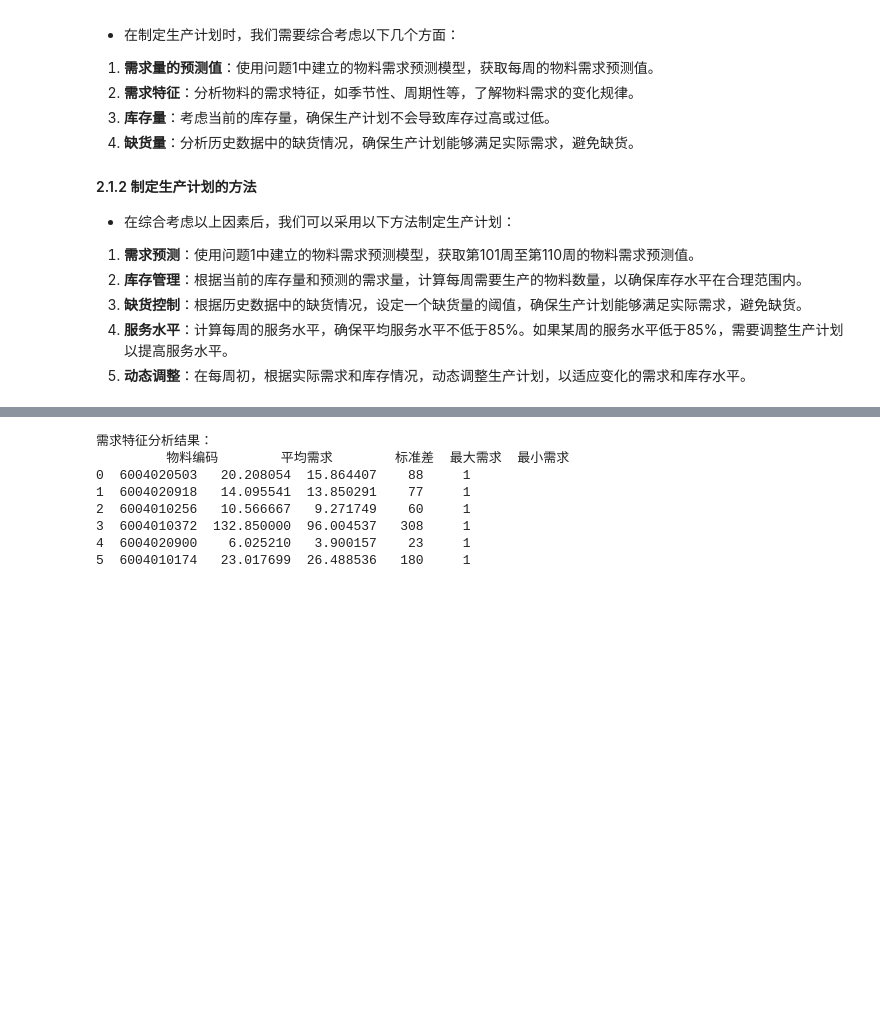
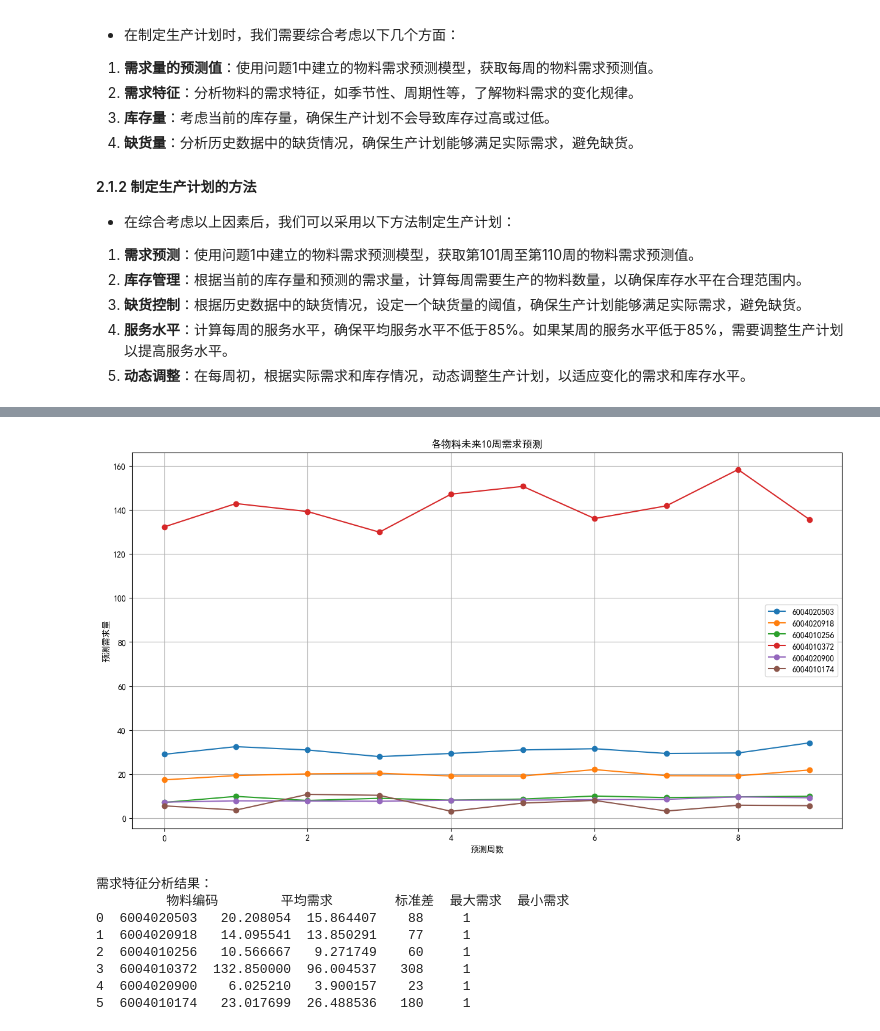
Before and after one commit to 9a9a91/2022E, a Jupyter notebook: codesrunner/code2022.ipynb, the cells around one changed output, grey strips where cells are left out. Drawn from its saved outputs; the diff is of its cells as text; code cells hidden in the pictures; blank space fills up the shorter version.

```diff
--- a/codesrunner/code2022.ipynb
+++ b/codesrunner/code2022.ipynb
@@ -146,10 +146,6 @@ def assign_week_number(date):
 # 添加周数列
 df['周'] = df['日期'].apply(assign_week_number)
 
-# 如果存在需求量为0的情况，就将其删除
-df = df[df['需求量'] > 0].reset_index(drop=True)
-
-
 # 保存结果
 analysis_result.to_csv(r'F:\\vscode_code\\2022E\\results\\data_csv\\物料分析结果.csv', index=False)
 # %%
@@ -211,6 +207,20 @@ def detect_outliers(df, column):
 outliers = detect_outliers(df, '需求量')
 print("异常值检测结果：")
 print(df[outliers])
+
+# 填补空缺值
+def fill_missing_values(df):
+    # 按物料编码和周进行分组，计算每组的需求量均值
+    df['需求量'] = df.groupby(['物料编码', '周'])['需求量'].transform(lambda x: x.fillna(x.mean()))
+    return df
+# 填补空缺值
+df = fill_missing_values(df)
+# 保存填补空缺值后的数据
+df.to_csv(r'F:\\vscode_code\\2022E\\results\\data_csv\\填补空缺值后的数据.csv', index=False)
+
+# 打印六种物料的数据
+print("\n六种物料的详细数据：")
+print(df[df['物料编码'].isin(key_materials)].sort_values(['物料编码', '周']))
 # %% [output]
 异常值检测结果：
                日期        物料编码  需求量      销售单价    周
@@ -1008,27 +1020,15 @@ Durbin-Watson检验值: 1.6670
 4. **服务水平**：计算每周的服务水平，确保平均服务水平不低于85%。如果某周的服务水平低于85%，需要调整生产计划以提高服务水平。
 5. **动态调整**：在每周初，根据实际需求和库存情况，动态调整生产计划，以适应变化的需求和库存水平。
 # %%
-"""
-
-制定生产计划
-
-"""
-
-# 使用问题1中建立的物料需求预测模型，获取第101周到110周的物料需求预测值
-
 def forecast_materials(df, key_materials, weeks=10):
     """
-    对每个重点物料进行101周到110周的需求预测
+    对每个重点物料进行101周到177周的需求预测
 
     参数:
     df: DataFrame, 原始数据
     key_materials: list, 重点物料列表
     weeks: int, 需要预测的周数
-
-    返回:
-    字典，包含每个物料的预测结果
     """
-
     forecasts = {}
 
     print(f"开始预测 {len(key_materials)} 个物料的需求...")
@@ -1036,47 +1036,62 @@ def forecast_materials(df, key_materials, weeks=10):
     for material in key_materials:
         print(f"\n正在预测物料 {material} 的需求...")
 
-        # 获取该物料的数据
+        # 获取该物料的历史数据
         material_data = df[df['物料编码'] == material]
         if material_data.empty:
-            print(f"警告：物料 {material} 没有数据")
             continue
 
-        # 按周聚合需求量
+        # 按周聚合需求量并按时间排序
         weekly_data = material_data.groupby('周')['需求量'].sum()
-        print(f"数据点数量: {len(weekly_data)}")
+        print(f"历史数据点数量: {len(weekly_data)}")
 
-        # 获取该物料的ARIMA参数
+        # 获取ARIMA参数
         params = final_arima_params[material]
         p, d, q = params['p'], params['d'], params['q']
-        print(f"ARIMA参数: p={p}, d={d}, q={q}")
 
         try:
             # 拟合ARIMA模型
             model = ARIMA(weekly_data, order=(p, d, q))
             results = model.fit()
 
-            # 进行预测
-            forecast = results.forecast(steps=weeks)
+            # 计算历史数据的统计特征
+            hist_mean = weekly_data.mean()
+            hist_std = weekly_data.std()
+
+            # 进行预测并添加随机波动
+            base_forecast = results.forecast(steps=weeks)
+
+            # 添加随机波动（基于历史标准差）
+            noise = np.random.normal(0, hist_std * 0.1, weeks)
+            forecast = base_forecast + noise
+
+            # 确保预测值不为负
+            forecast = np.maximum(forecast, 0)
+
+            # 添加趋势调整
+            if len(weekly_data) >= 4:
+                recent_trend = weekly_data[-4:].mean() - weekly_data[-8:-4].mean()
+                trend_adjustment = np.linspace(0, recent_trend, weeks)
+                forecast = forecast + trend_adjustment
 
             # 保存预测结果
-            forecasts[material] = forecast
+            forecasts[material] = pd.Series(forecast,
+                                          index=range(len(weekly_data), len(weekly_data) + weeks))
 
             print(f"物料 {material} 的预测结果:")
             print(forecast)
 
         except Exception as e:
-            print(f"错误：物料 {material} 的预测过程失败")
+            print(f"错误：物料 {material} 的预测失败")
             print(f"错误信息: {str(e)}")
-            import traceback
-            print("详细错误追踪:")
-            print(traceback.format_exc())
+            continue
 
     return forecasts
+
 # 执行预测
 predicted_materials = forecast_materials(df, key_materials, weeks=10)
 
-# 将预测结果整理为每行一个物料，每列一个周
+# 将预测结果整理为DataFrame
 predicted_df = pd.DataFrame(
     {material: forecast.values for material, forecast in predicted_materials.items()},
     index=[f'Week_{i+101}' for i in range(10)]
@@ -1086,12 +1101,27 @@ predicted_df = pd.DataFrame(
 predicted_df.insert(0, '物料编码', predicted_df.index)
 predicted_df.reset_index(drop=True, inplace=True)
 
-# 打印预测结果
-print("\n预测结果：")
-print(predicted_df)
+# 输出预测结果
+print("\n最终预测结果：")
+print(predicted_df.round(2))  # 四舍五入到2位小数
 
-# 将结果保存到CSV文件
+# 保存结果到CSV文件
 predicted_df.to_csv(r'F:\vscode_code\2022E\results\data_csv\物料需求预测结果.csv', index=False)
+
+# 绘制预测结果可视化
+plt.figure(figsize=(15, 8))
+for material in key_materials:
+    if material in predicted_materials:
+        plt.plot(predicted_df.loc[predicted_df['物料编码'] == material].iloc[:, 1:].values[0],
+                label=material, marker='o')
+
+plt.title('各物料未来10周需求预测')
+plt.xlabel('预测周数')
+plt.ylabel('预测需求量')
+plt.legend()
+plt.grid(True)
+plt.savefig(r'F:\vscode_code\2022E\results\figures\需求预测结果.png')
+plt.show()
 # %% [output]
 开始预测 6 个物料的需求...
 
@@ -1113,3 +1143,4 @@ ARIMA参数: p=0, d=1, q=1
+[figure, added]
 # %%
 # 分析需求特征
 def analyze_demand_features(df, key_materials):
```
Also changed, not shown: parts of 7 cells of this notebook, 12 other files.
